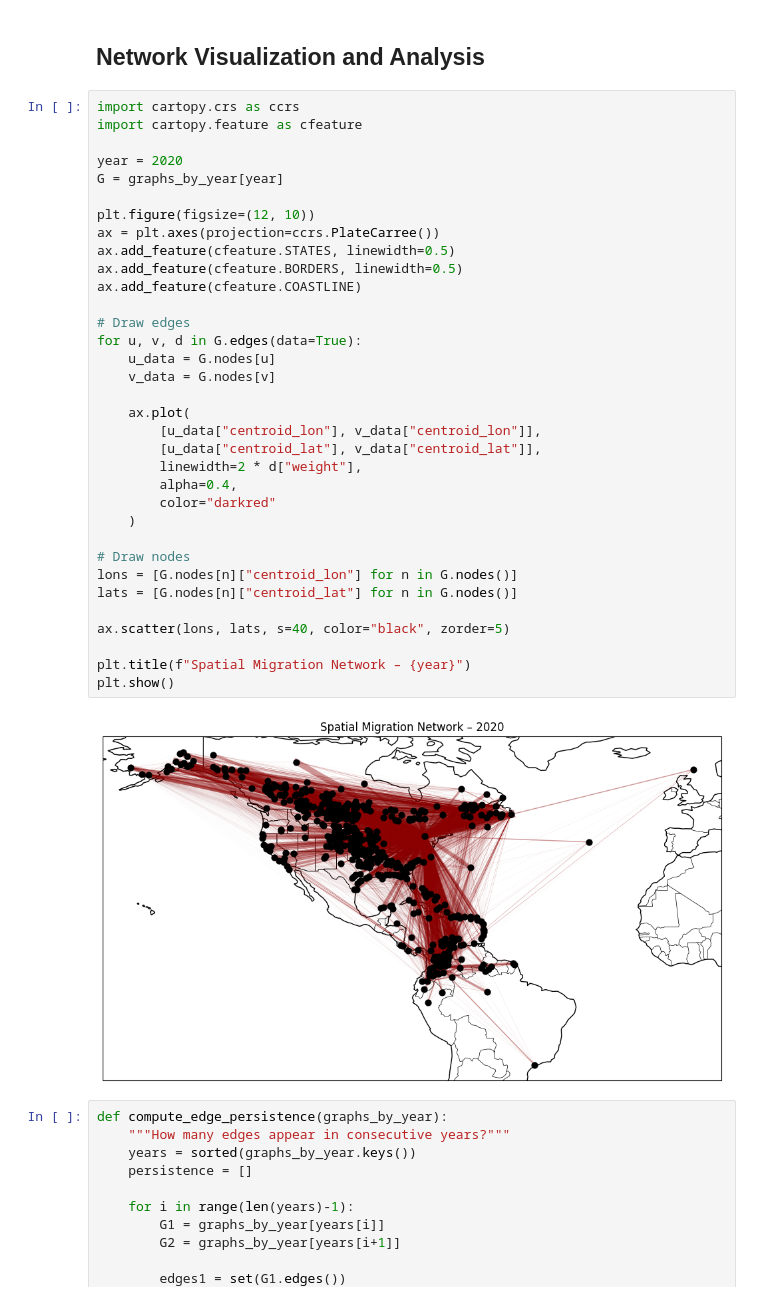
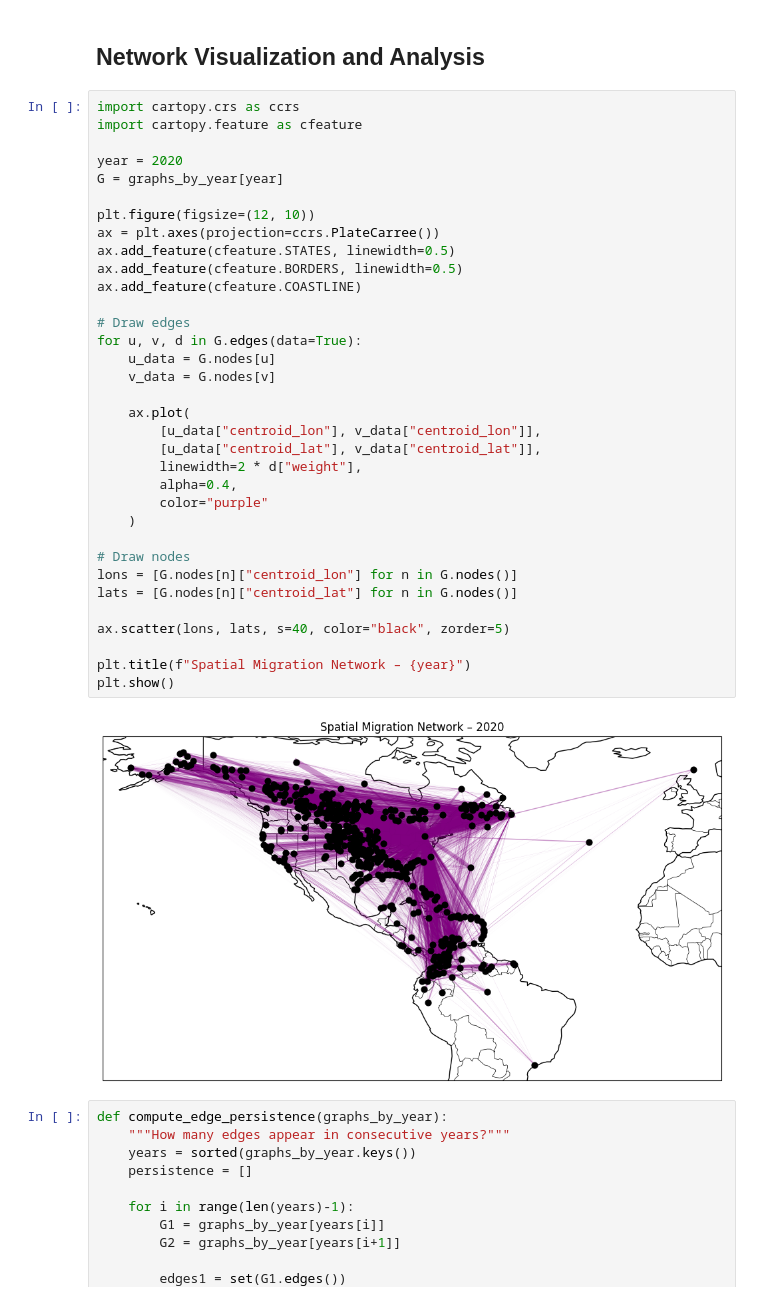
Before and after one commit to manasi2905/Climate-Change-Driven-Bird-Migration, a Jupyter notebook: new_intial_analysis_multispecies_extended.ipynb, the cells around one changed output. Cells and saved outputs as stored; diff of their text form.

Commit message:
purple edges

```diff
--- a/new_intial_analysis_multispecies_extended.ipynb
+++ b/new_intial_analysis_multispecies_extended.ipynb
@@ -912,35 +912,35 @@ import cartopy.feature as cfeature
 year = 2020
 G = graphs_by_year[year]
 
 plt.figure(figsize=(12, 10))
 ax = plt.axes(projection=ccrs.PlateCarree())
 ax.add_feature(cfeature.STATES, linewidth=0.5)
 ax.add_feature(cfeature.BORDERS, linewidth=0.5)
 ax.add_feature(cfeature.COASTLINE)
 
 # Draw edges
 for u, v, d in G.edges(data=True):
     u_data = G.nodes[u]
     v_data = G.nodes[v]
 
     ax.plot(
         [u_data["centroid_lon"], v_data["centroid_lon"]],
         [u_data["centroid_lat"], v_data["centroid_lat"]],
         linewidth=2 * d["weight"],
         alpha=0.4,
-        color="darkred"
+        color="purple"
     )
 
 # Draw nodes
 lons = [G.nodes[n]["centroid_lon"] for n in G.nodes()]
 lats = [G.nodes[n]["centroid_lat"] for n in G.nodes()]
 
 ax.scatter(lons, lats, s=40, color="black", zorder=5)
 
 plt.title(f"Spatial Migration Network – {year}")
 plt.show()
 # %% [output]
-[figure, old version]
+[figure, new version]
 # %%
 def compute_edge_persistence(graphs_by_year):
     """How many edges appear in consecutive years?"""
```
